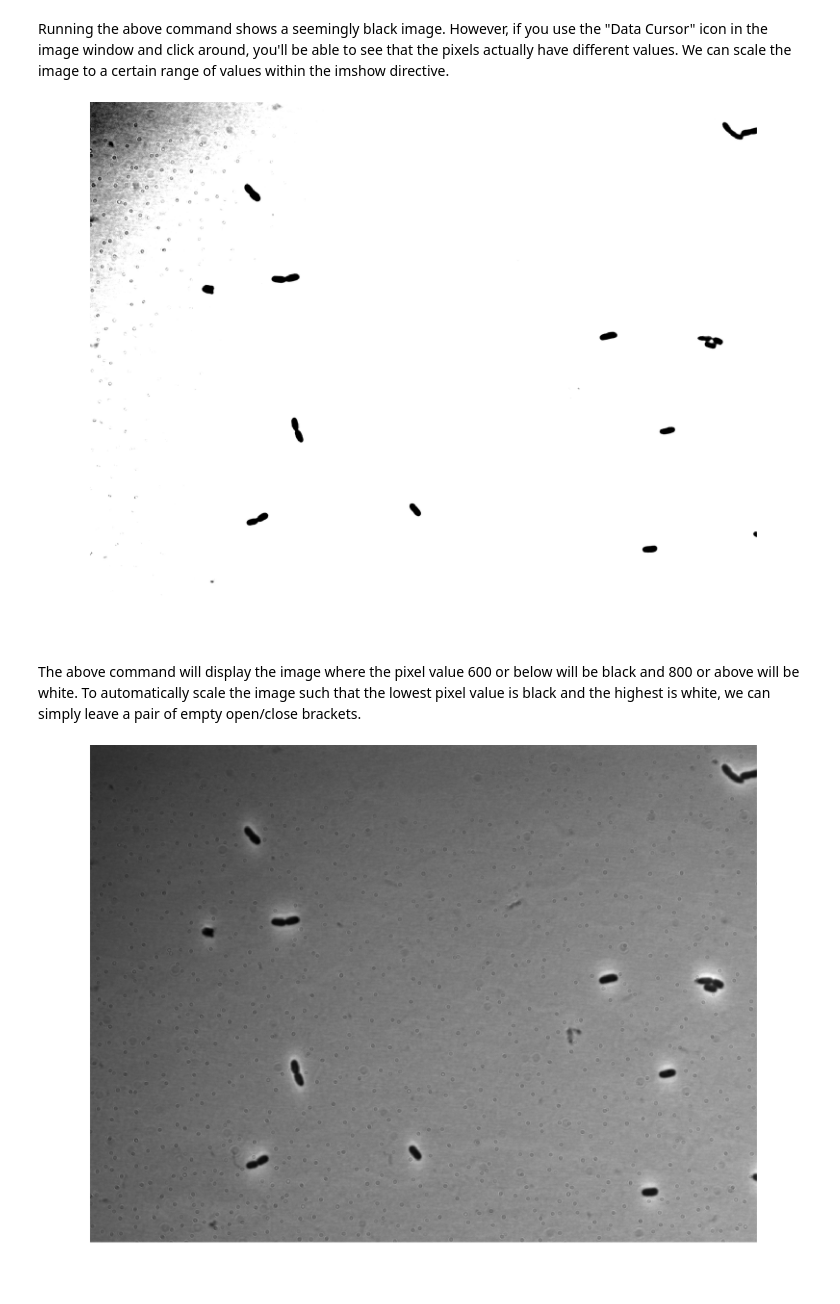
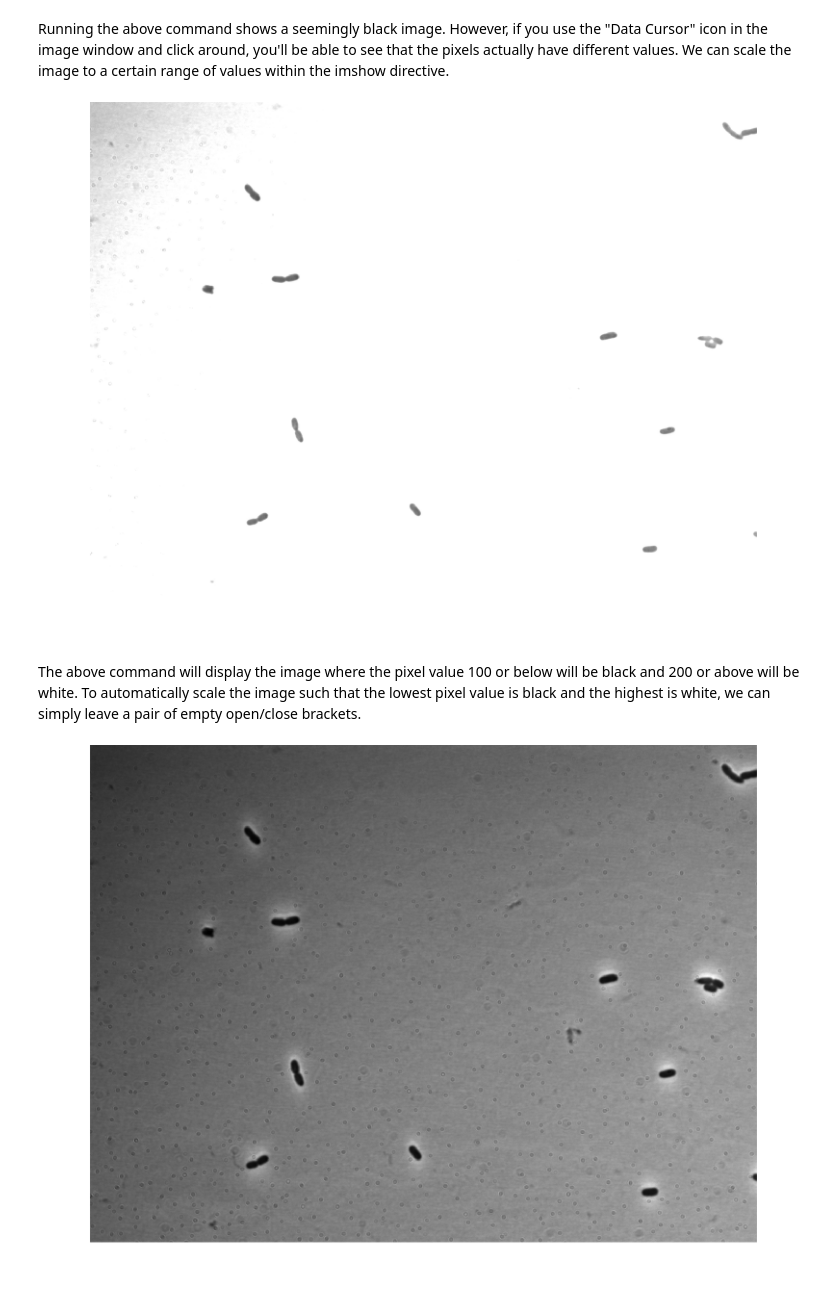
Before and after one commit to RPGroup-PBoC/mbl_pboc, a Jupyter notebook: src/gene_expression_part01.ipynb, the cells around one changed output. Drawn from its saved outputs; the diff is of its cells as text; code cells hidden in the pictures.

Commit message:
add alternative figures and code form other days

```diff
--- a/src/gene_expression_part01.ipynb
+++ b/src/gene_expression_part01.ipynb
@@ -28,11 +29,11 @@ imshow(imPhase);
 # %% [markdown]
 Running the above command shows a seemingly black image. However, if you use the "Data Cursor" icon in the image window and click around, you'll be able to see that the pixels actually have different values. We can scale the image to a certain range of values within the imshow directive.
 # %%
-imshow(imPhase, [600, 800]);
+imshow(imPhase, [100, 800]);
 # %% [output]
-[figure, old version]
+[figure, new version]
 # %% [markdown]
-The above command will display the image where the pixel value 600 or below will be black and 800 or above will be white. To automatically scale the image such that the lowest pixel value is black and the highest is white, we can simply leave a pair of empty open/close brackets.
+The above command will display the image where the pixel value 100 or below will be black and 200 or above will be white. To automatically scale the image such that the lowest pixel value is black and the highest is white, we can simply leave a pair of empty open/close brackets.
 # %%
 imshow(imPhase, []);
 # %% [output]
```
Also changed, not shown: parts of 13 cells of this notebook, 4 other files.
